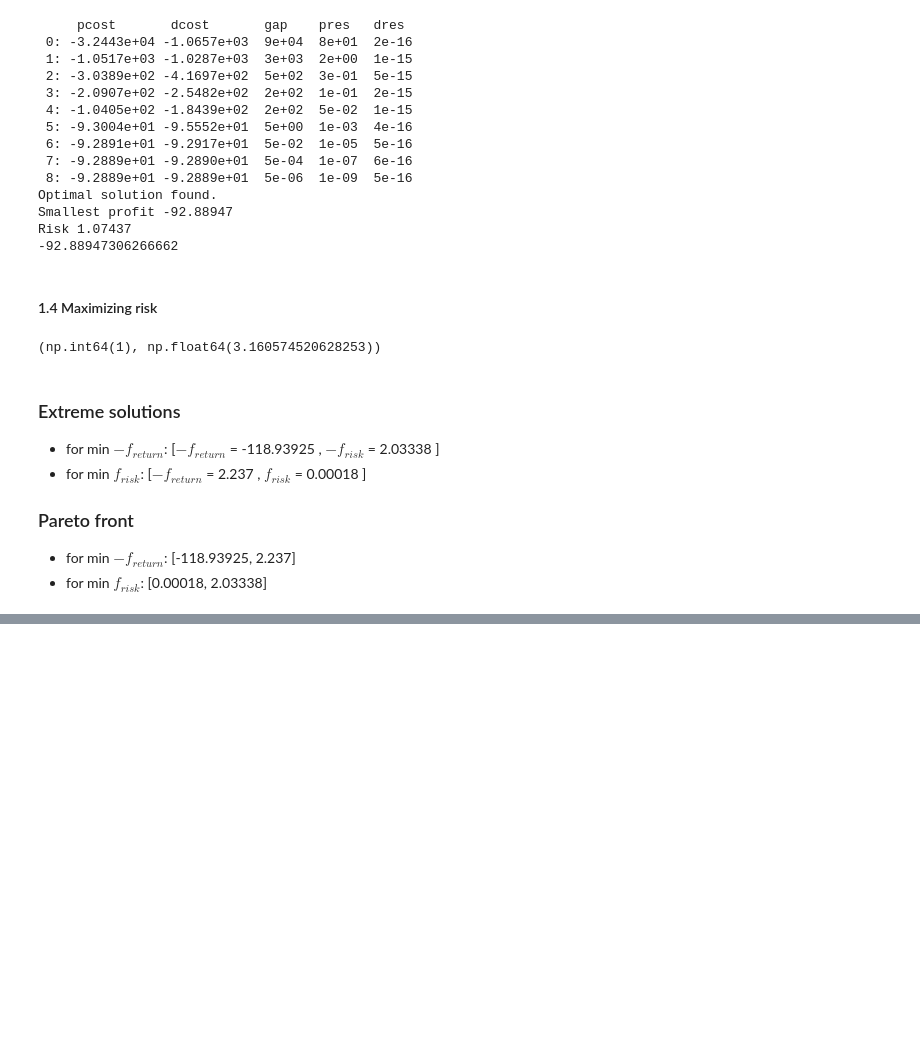
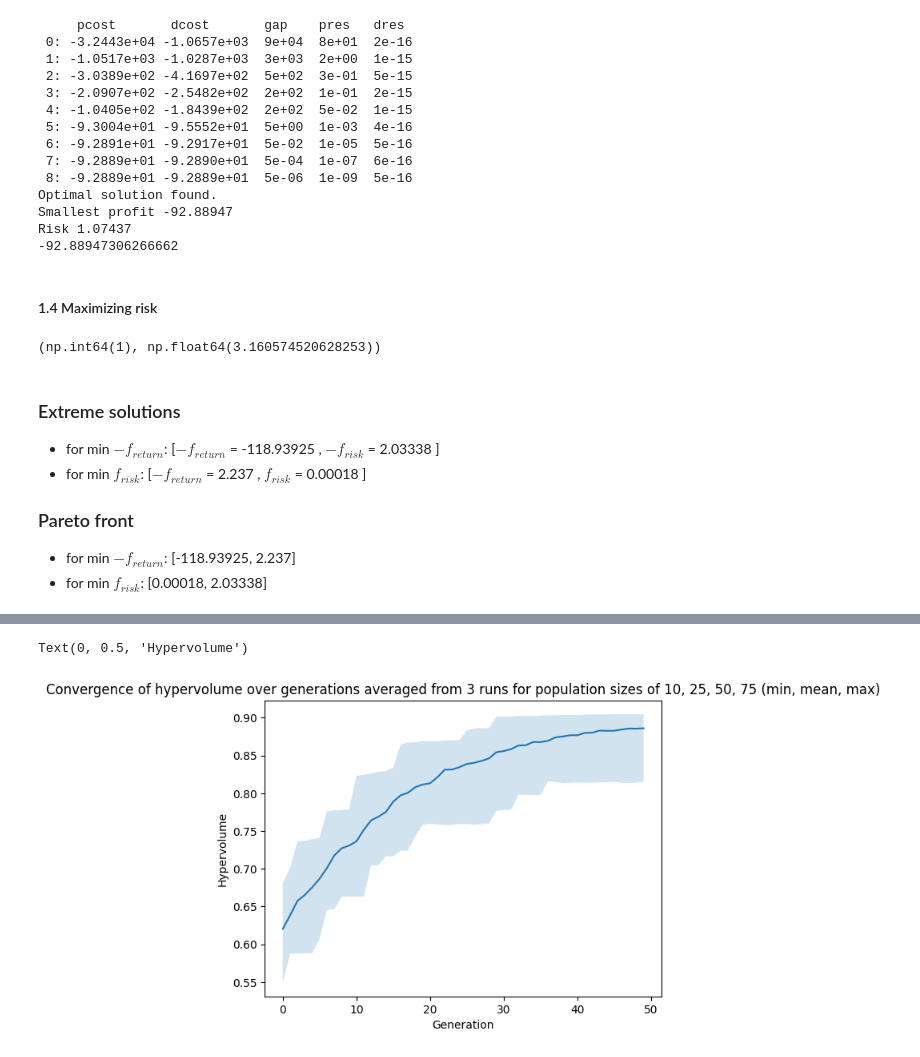
Before and after one commit to BbqGamer/moo, a Jupyter notebook: Script2.ipynb, the cells around one changed output, grey strips where cells are left out. Drawn from its saved outputs; the diff is of its cells as text; code cells hidden in the pictures; blank space fills up the shorter version.

```diff
--- a/Script2.ipynb
+++ b/Script2.ipynb
@@ -688,0 +693,9 @@ Variance = 0.189157, Return =   0.1079 Non-zero: 0.5789473684210527, Weights = [
+# %%
+H = []
+for size in [10, 25, 50, 75]:
+    print(f"Running with population size {size}")
+    for i in range(3):
+        print(f"Run {i + 1}")
+        final_pop, hypervolume_list = nsga2_markowitz(pop_size=size, generations=50, evaluate=evaluate2)
+        fronts = fast_non_dominated_sort(final_pop)
+        H.append(hypervolume_list)
@@ -688,0 +719,14 @@ Variance = 0.189157, Return =   0.1079 Non-zero: 0.5789473684210527, Weights = [
+# %%
+hmean = np.mean(H, axis=0)
+hmin = np.min(H, axis=0)
+hmax = np.max(H, axis=0)
+plt.plot(hmean, label="Mean")
+plt.fill_between(
+    np.arange(len(hmean)), hmin, hmax, alpha=0.2, label="Min/Max"
+)
+plt.title("Convergence of hypervolume over generations averaged from 3 runs for population sizes of 10, 25, 50, 75 (min, mean, max)")
+plt.xlabel("Generation")
+plt.ylabel("Hypervolume")
+# %% [output]
+Text(0, 0.5, 'Hypervolume')
+[figure, added]
```
Also changed, not shown: parts of 8 cells of this notebook.
